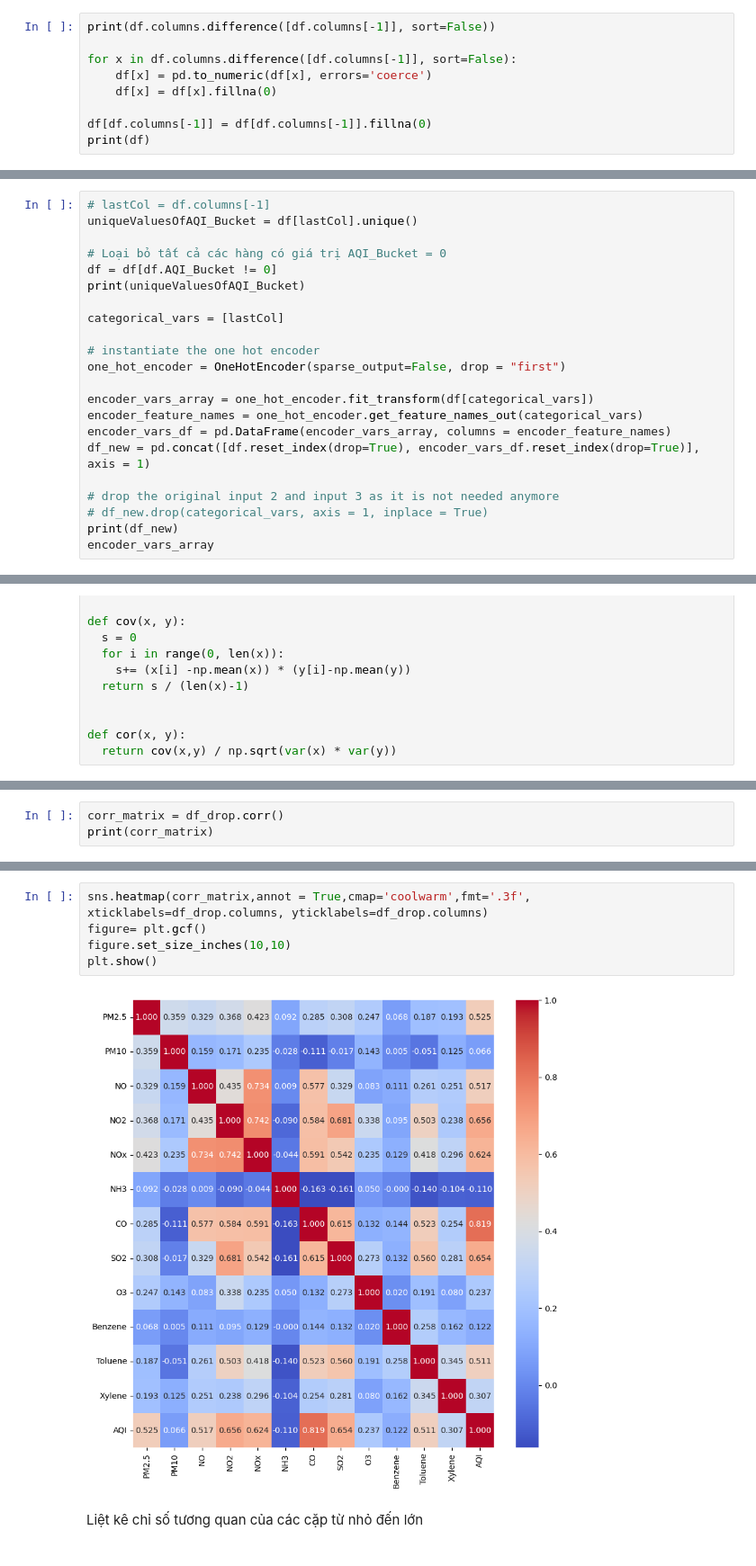
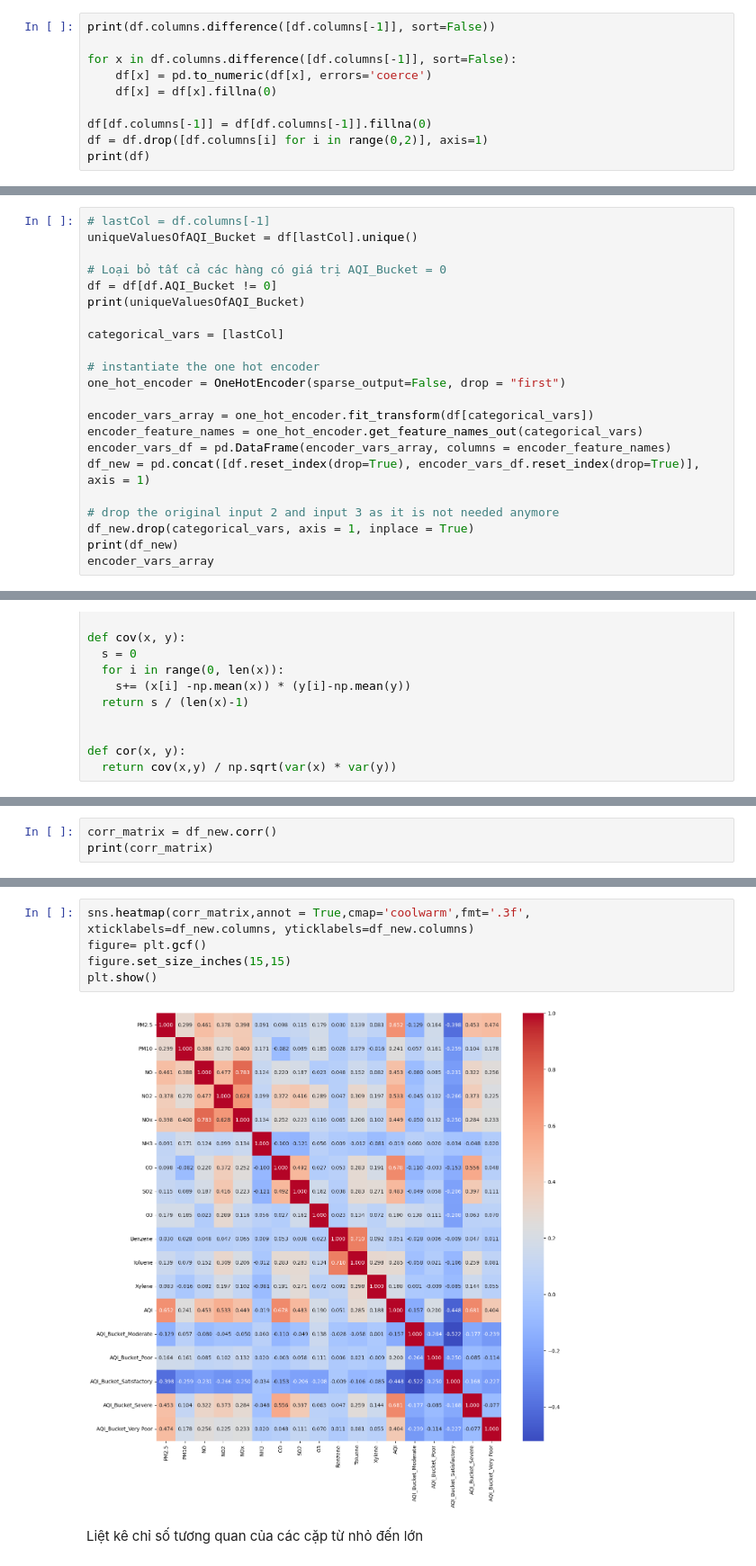
Before and after one commit to 5unof4Beach/IOT-2022, a Jupyter notebook: IOT_Bui_Minh_Duc.ipynb, the cells around one changed output, grey strips where cells are left out. Shown: that part at 90% size. Saved outputs shown, nothing was run; the diff lists cells and outputs as text.

```diff
--- a/IOT_Bui_Minh_Duc.ipynb
+++ b/IOT_Bui_Minh_Duc.ipynb
@@ -123,6 +123,7 @@ for x in df.columns.difference([df.columns[-1]], sort=False):
     df[x] = df[x].fillna(0)
 
 df[df.columns[-1]] = df[df.columns[-1]].fillna(0)
+df = df.drop([df.columns[i] for i in range(0,2)], axis=1)
 print(df)
 # %% [output]
 Index(['City', 'Date', 'PM2.5', 'PM10', 'NO', 'NO2', 'NOx', 'NH3', 'CO', 'SO2',
@@ -163,7 +164,7 @@ encoder_vars_df = pd.DataFrame(encoder_vars_array, columns = encoder_feature_nam
 df_new = pd.concat([df.reset_index(drop=True), encoder_vars_df.reset_index(drop=True)], axis = 1)
 
 # drop the original input 2 and input 3 as it is not needed anymore
-# df_new.drop(categorical_vars, axis = 1, inplace = True)
+df_new.drop(categorical_vars, axis = 1, inplace = True)
 print(df_new)
 encoder_vars_array
 # %% [output]
@@ -253,5 +240,5 @@ AQI        0
 dtype: int64
 # %%
-corr_matrix = df_drop.corr()
+corr_matrix = df_new.corr()
 print(corr_matrix)
 # %% [output]
@@ -275,10 +262,10 @@ AQI      0.653831  0.236667  0.122235  0.510657  0.306940  1.000000
 # %%
-sns.heatmap(corr_matrix,annot = True,cmap='coolwarm',fmt='.3f', xticklabels=df_drop.columns, yticklabels=df_drop.columns)
+sns.heatmap(corr_matrix,annot = True,cmap='coolwarm',fmt='.3f', xticklabels=df_new.columns, yticklabels=df_new.columns)
 figure= plt.gcf()
-figure.set_size_inches(10,10)
+figure.set_size_inches(15,15)
 plt.show()
 # %% [output]
-[figure, old version]
+[figure, new version]
 # %% [markdown]
 Liệt kê chỉ số tương quan của các cặp từ nhỏ đến lớn
 # %%
```
Also changed, not shown: parts of 12 cells of this notebook, 3 other files.
